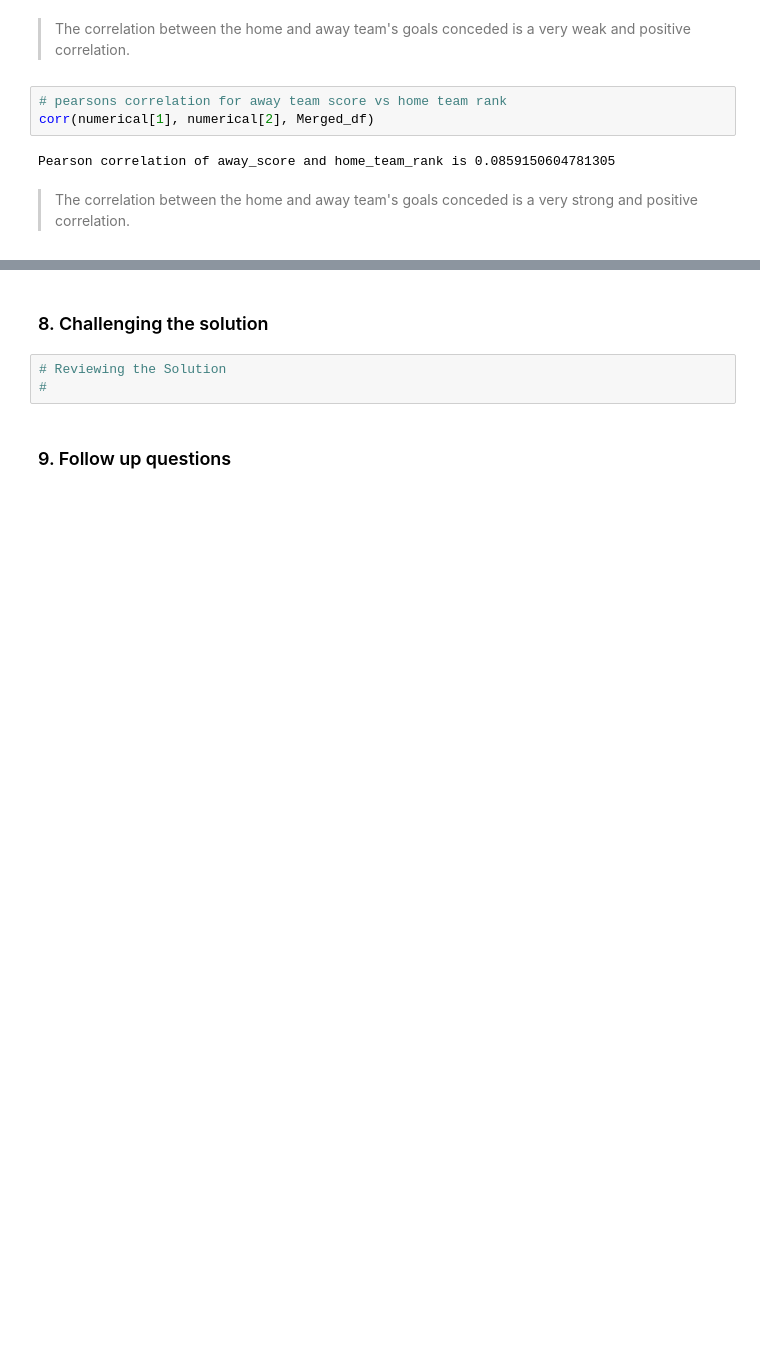
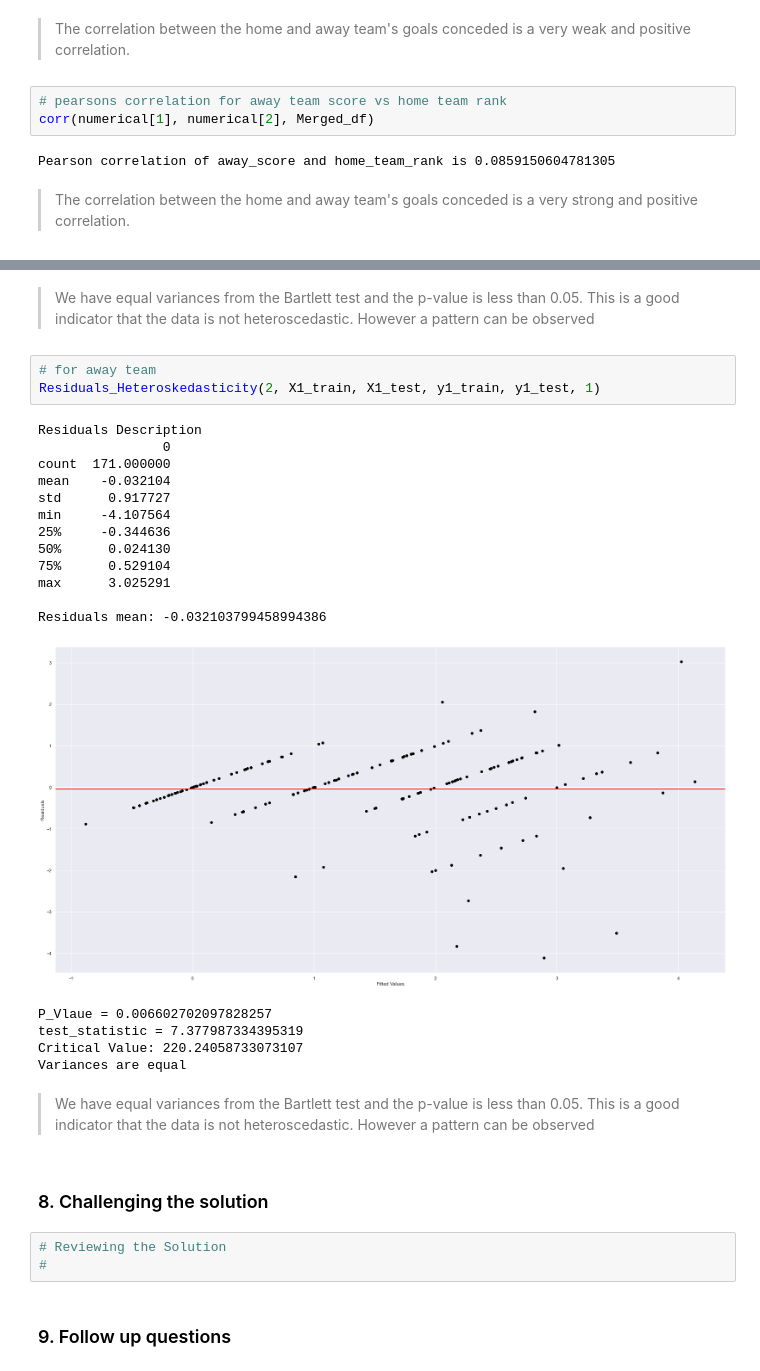
Before and after one commit to stogaja/Python-ML-Projects, a Jupyter notebook: Football_Prediction/football_prediction.ipynb, the cells around one changed output, grey strips where cells are left out. Cells and saved outputs as stored; diff of their text form; blank space fills up the shorter version.

```diff
--- a/Football_Prediction/football_prediction.ipynb
+++ b/Football_Prediction/football_prediction.ipynb
@@ -621,3 +1051,28 @@ Pearson correlation of away_score and home_team_rank is 0.0859150604781305
+# %% [markdown]
+> We have equal variances from the Bartlett test and the p-value is less than 0.05. This is a good indicator that the data is not heteroscedastic. However a pattern can be observed
+# %%
+# for away team
+Residuals_Heteroskedasticity(2, X1_train, X1_test, y1_train, y1_test, 1)
+# %% [output]
+Residuals Description
+                0
+count  171.000000
+mean    -0.032104
+std      0.917727
+min     -4.107564
+25%     -0.344636
+50%      0.024130
+75%      0.529104
+max      3.025291
+
+Residuals mean: -0.032103799458994386
+[figure, added]
+P_Vlaue = 0.006602702097828257
+test_statistic = 7.377987334395319
+Critical Value: 220.24058733073107
+Variances are equal
+# %% [markdown]
+> We have equal variances from the Bartlett test and the p-value is less than 0.05. This is a good indicator that the data is not heteroscedastic. However a pattern can be observed
 # %% [markdown]
 ### 8. Challenging the solution
 # %%
```
Also changed, not shown: parts of 36 cells of this notebook.
